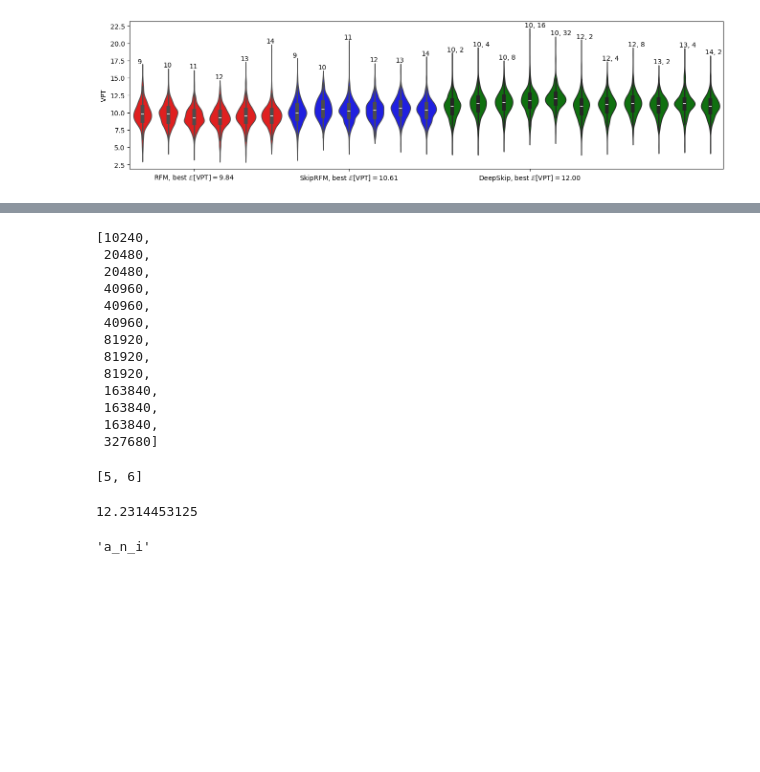
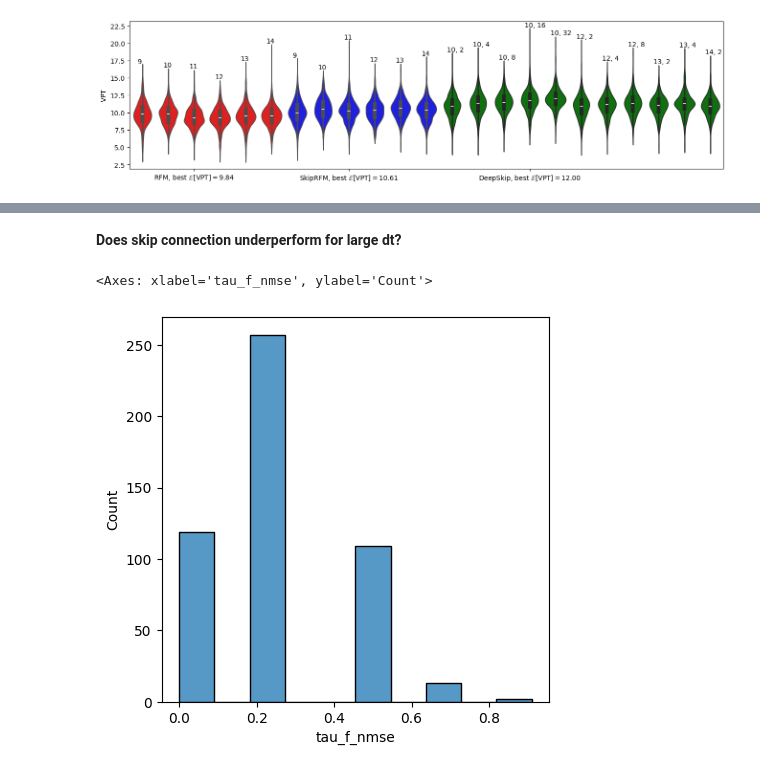
Before and after one commit to pinakm9/DeepRFM, a Jupyter notebook: notebooks/L63.ipynb, the cells around one changed output, grey strips where cells are left out. Cells and saved outputs as stored; diff of their text form; code cells hidden in the pictures; blank space fills up the shorter version.

Commit message:
config_3

```diff
--- a/notebooks/L63.ipynb
+++ b/notebooks/L63.ipynb
@@ -118,28 +113,11 @@ array([0, 0, 0, 0, 0, 0, 0, 0, 0, 0, 3, 3, 3, 3, 3, 3, 3, 3, 3, 3, 5, 5,
-# %%
-sorted(sizes)
-# %% [output]
-[10240,
- 20480,
- 20480,
- 40960,
- 40960,
- 40960,
- 81920,
- 81920,
- 81920,
- 163840,
- 163840,
- 163840,
- 327680]
-# %%
-[0, 3, 5, 6][-2:]
-# %% [output]
-[5, 6]
-# %%
-(2000**2+2000*4) / 327680
-# %% [output]
-12.2314453125
-# %%
-'_'.join(['a', 'n', 'i'])
-# %% [output]
-'a_n_i'
+# %% [markdown]
+**Does skip connection underperform for large dt?**
+# %%
+fig = plt.figure(figsize=(5, 5))
+ax = fig.add_subplot(111)
+data1 = pd.read_csv(f"{folder}/config_2_s/RFM/D_r-1024_B-1/batch_data.csv")
+data2 = pd.read_csv(f"{folder}/config_2_s/SkipRFM/D_r-1024_B-1/batch_data.csv")
+sns.histplot(data2['tau_f_nmse'], ax=ax)
+# %% [output]
+<Axes: xlabel='tau_f_nmse', ylabel='Count'>
+[figure, added]
```
Also changed, not shown: parts of 1 cell of this notebook, 9 other files.
